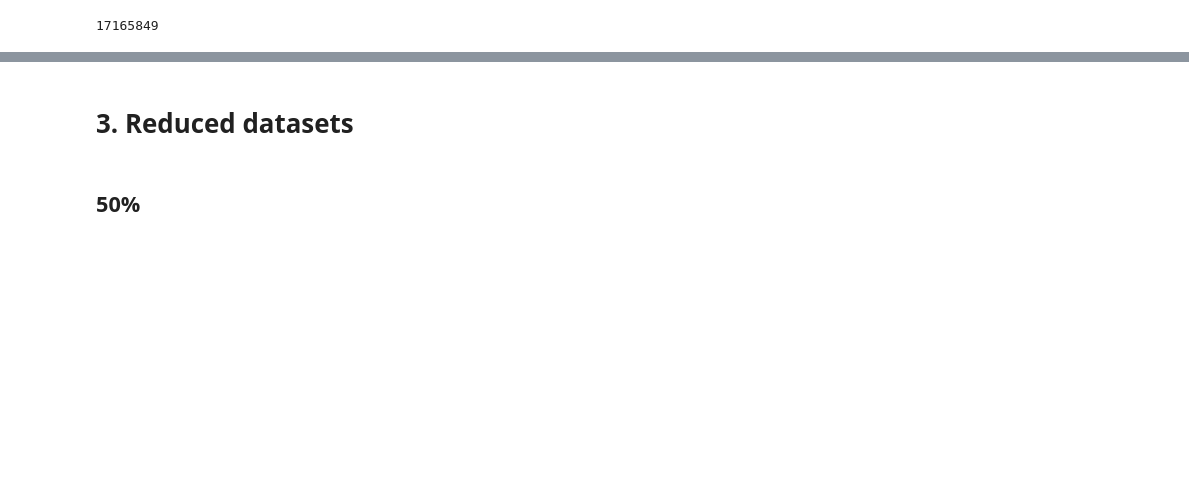
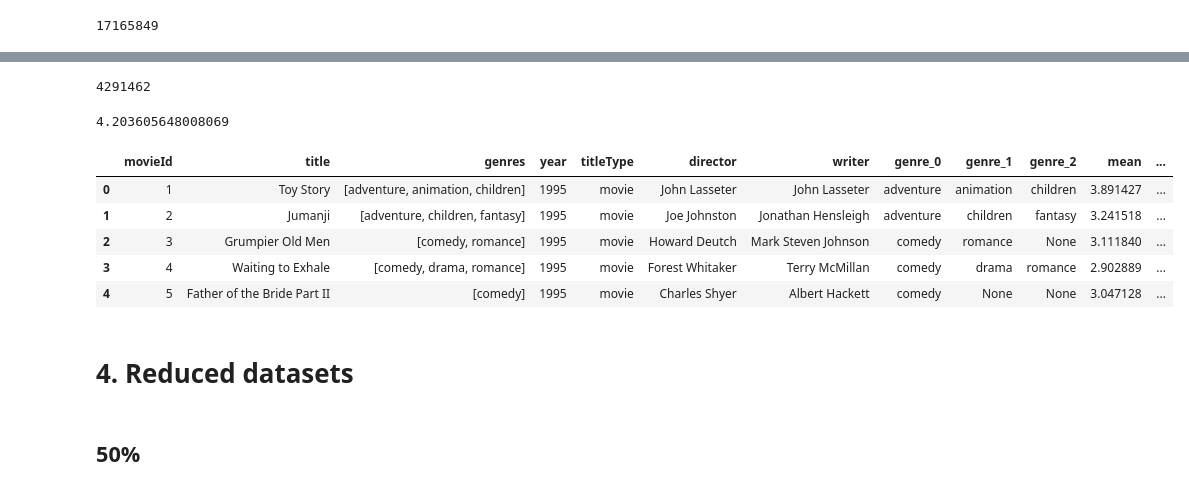
Before and after one commit to imarcosenciso/movie-suggester, a Jupyter notebook: Data/data_preprocessing.ipynb, the cells around one changed output, grey strips where cells are left out. Saved outputs shown, nothing was run; the diff lists cells and outputs as text; code cells hidden in the pictures; blank space fills up the shorter version.

```diff
--- a/Data/data_preprocessing.ipynb
+++ b/Data/data_preprocessing.ipynb
@@ -338,0 +394,4 @@ with open("datasets/final/ratings_final.json", "w", encoding="utf-8") as f:
+# %%
+# Create columns 'mean' and 'std'
+df_films['mean'] = np.NaN
+df_films['std'] = np.NaN
@@ -338,0 +402,28 @@ with open("datasets/final/ratings_final.json", "w", encoding="utf-8") as f:
+# %%
+df_rt.shape[0]
+# %% [output]
+4291462
+# %%
+df_rt[df_rt['movieId'] == 296]['rating'].mean()
+# %% [output]
+4.203605648008069
+# %%
+# Define functions to calculate mean and std.
+def calculate_mean(x):
+    return df_rt[df_rt['movieId'] == x]['rating'].mean()
+
+def calculate_std(x):
+    return df_rt[df_rt['movieId'] == x]['rating'].std()
+# %%
+df_films['mean'] = df_films['movieId'].apply(calculate_mean)
+# %%
+df_films['std'] = df_films['movieId'].apply(calculate_std)
+# %%
+df_films.head(5)
+# %% [output]
+|  | movieId | title | genres | year | titleType | director | writer | genre_0 | genre_1 | genre_2 | mean | ... |
+| 0 | 1 | Toy Story | [adventure, animation, children] | 1995 | movie | John Lasseter | John Lasseter | adventure | animation | children | 3.891427 | ... |
+| 1 | 2 | Jumanji | [adventure, children, fantasy] | 1995 | movie | Joe Johnston | Jonathan Hensleigh | adventure | children | fantasy | 3.241518 | ... |
+| 2 | 3 | Grumpier Old Men | [comedy, romance] | 1995 | movie | Howard Deutch | Mark Steven Johnson | comedy | romance | None | 3.111840 | ... |
+| 3 | 4 | Waiting to Exhale | [comedy, drama, romance] | 1995 | movie | Forest Whitaker | Terry McMillan | comedy | drama | romance | 2.902889 | ... |
+| 4 | 5 | Father of the Bride Part II | [comedy] | 1995 | movie | Charles Shyer | Albert Hackett | comedy | None | None | 3.047128 | ... |
@@ -339,5 +436,5 @@ with open("datasets/final/ratings_final.json", "w", encoding="utf-8") as f:
 # %% [markdown]
-# 3. Reduced datasets
+# 4. Reduced datasets
 # %% [markdown]
 ## 50%
 # %%
```
Also changed, not shown: parts of 21 cells of this notebook.
